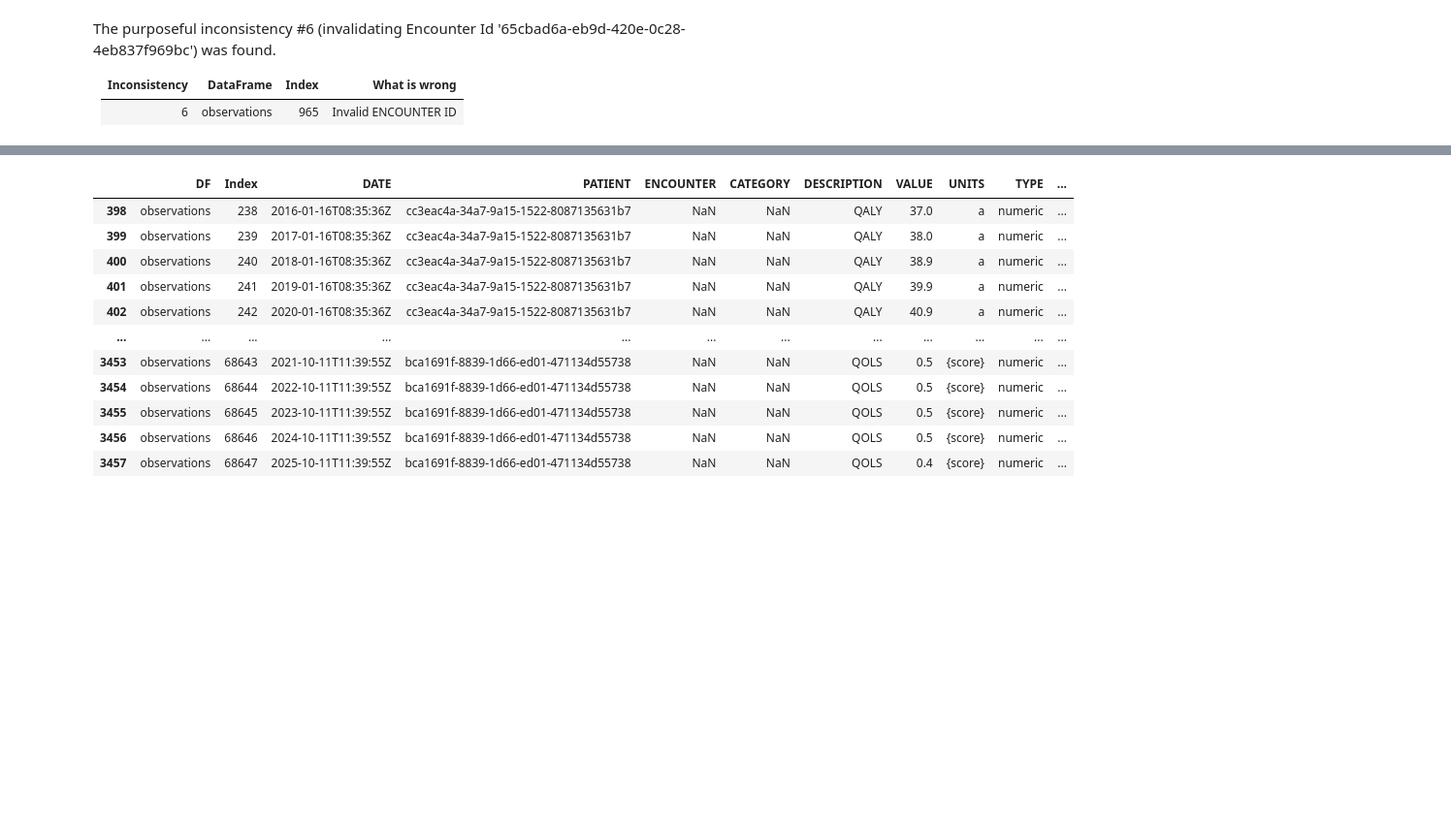
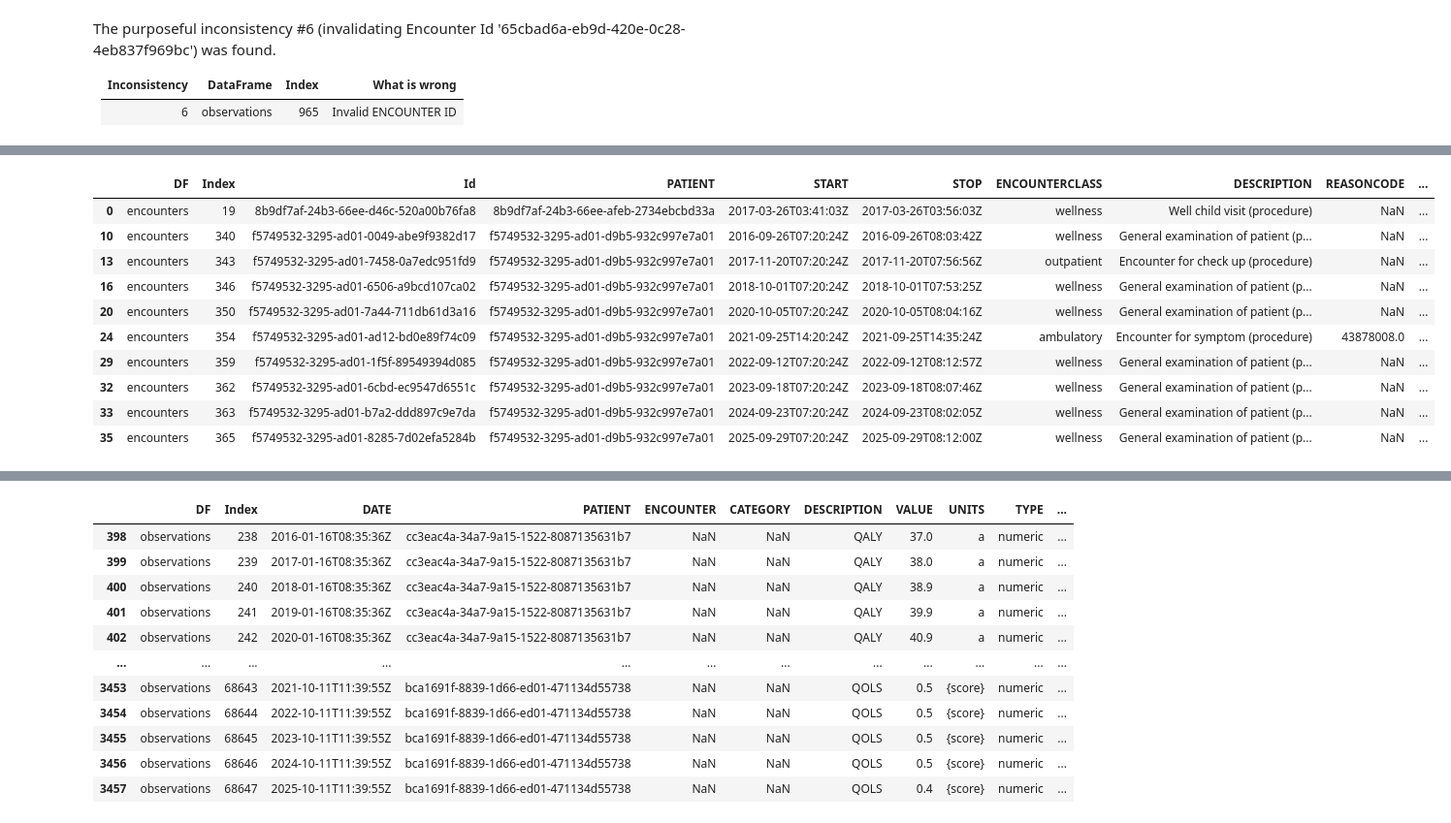
Before and after one commit to dropoftherain/Clinical-Data-Validation-Pipeline, a Jupyter notebook: investigate_results.ipynb, the cells around one changed output, grey strips where cells are left out. Shown at 97% size. Saved outputs shown, nothing was run; the diff lists cells and outputs as text; code cells hidden in the pictures; blank space fills up the shorter version.

```diff
--- a/investigate_results.ipynb
+++ b/investigate_results.ipynb
@@ -157,3 +156,7 @@ The purposeful inconsistency \#6 (invalidating Encounter Id '65cbad6a-eb9d-420e-
 | Inconsistency | DataFrame | Index | What is wrong |
 |---|---|---|---|
 | 6 | observations | 965 | Invalid ENCOUNTER ID |
+# %%
+invalid_references_Id = observations[observations['Reason'] == 'References an ENCOUNTER which was not validated']
+unique_ones = invalid_references_Id['ENCOUNTER'].unique()
+display(unique_ones)
@@ -159,0 +176,14 @@ The purposeful inconsistency \#6 (invalidating Encounter Id '65cbad6a-eb9d-420e-
+# %%
+encounters[encounters['Id'].isin(list(unique_ones))]
+# %% [output]
+|  | DF | Index | Id | PATIENT | START | STOP | ENCOUNTERCLASS | DESCRIPTION | REASONCODE | ... |
+| 0 | encounters | 19 | 8b9df7af-24b3-66ee-d46c-520a00b76fa8 | 8b9df7af-24b3-66ee-afeb-2734ebcbd33a | 2017-03-26T03:41:03Z | 2017-03-26T03:56:03Z | wellness | Well child visit (procedure) | NaN | ... |
+| 10 | encounters | 340 | f5749532-3295-ad01-0049-abe9f9382d17 | f5749532-3295-ad01-d9b5-932c997e7a01 | 2016-09-26T07:20:24Z | 2016-09-26T08:03:42Z | wellness | General examination of patient (p... | NaN | ... |
+| 13 | encounters | 343 | f5749532-3295-ad01-7458-0a7edc951fd9 | f5749532-3295-ad01-d9b5-932c997e7a01 | 2017-11-20T07:20:24Z | 2017-11-20T07:56:56Z | outpatient | Encounter for check up (procedure) | NaN | ... |
+| 16 | encounters | 346 | f5749532-3295-ad01-6506-a9bcd107ca02 | f5749532-3295-ad01-d9b5-932c997e7a01 | 2018-10-01T07:20:24Z | 2018-10-01T07:53:25Z | wellness | General examination of patient (p... | NaN | ... |
+| 20 | encounters | 350 | f5749532-3295-ad01-7a44-711db61d3a16 | f5749532-3295-ad01-d9b5-932c997e7a01 | 2020-10-05T07:20:24Z | 2020-10-05T08:04:16Z | wellness | General examination of patient (p... | NaN | ... |
+| 24 | encounters | 354 | f5749532-3295-ad01-ad12-bd0e89f74c09 | f5749532-3295-ad01-d9b5-932c997e7a01 | 2021-09-25T14:20:24Z | 2021-09-25T14:35:24Z | ambulatory | Encounter for symptom (procedure) | 43878008.0 | ... |
+| 29 | encounters | 359 | f5749532-3295-ad01-1f5f-89549394d085 | f5749532-3295-ad01-d9b5-932c997e7a01 | 2022-09-12T07:20:24Z | 2022-09-12T08:12:57Z | wellness | General examination of patient (p... | NaN | ... |
+| 32 | encounters | 362 | f5749532-3295-ad01-6cbd-ec9547d6551c | f5749532-3295-ad01-d9b5-932c997e7a01 | 2023-09-18T07:20:24Z | 2023-09-18T08:07:46Z | wellness | General examination of patient (p... | NaN | ... |
+| 33 | encounters | 363 | f5749532-3295-ad01-b7a2-ddd897c9e7da | f5749532-3295-ad01-d9b5-932c997e7a01 | 2024-09-23T07:20:24Z | 2024-09-23T08:02:05Z | wellness | General examination of patient (p... | NaN | ... |
+| 35 | encounters | 365 | f5749532-3295-ad01-8285-7d02efa5284b | f5749532-3295-ad01-d9b5-932c997e7a01 | 2025-09-29T07:20:24Z | 2025-09-29T08:12:00Z | wellness | General examination of patient (p... | NaN | ... |
```
Also changed, not shown: parts of 13 cells of this notebook, 2 other files.
